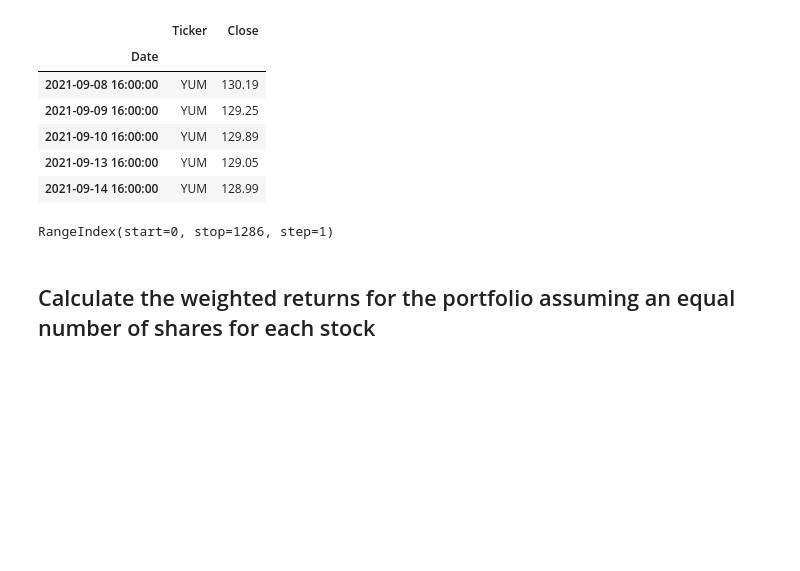
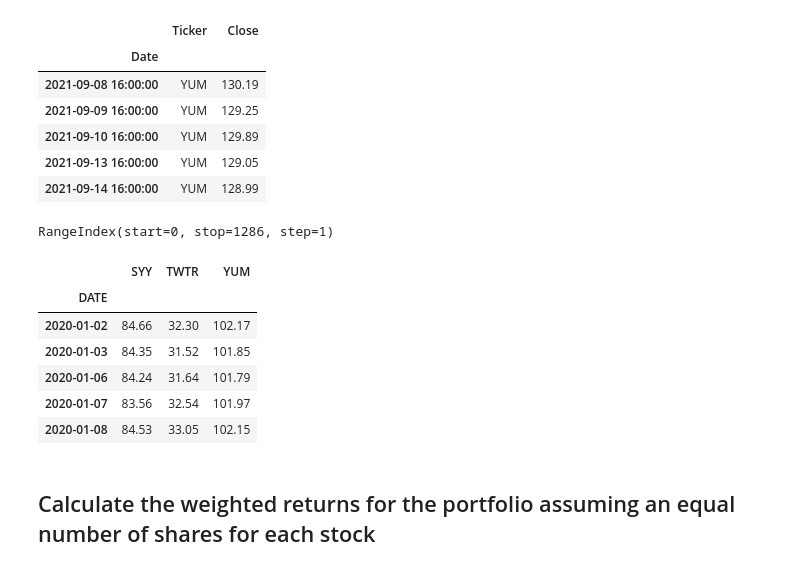
Before and after one commit to MatthewPuttroff/HWUnitFour, a Jupyter notebook: 04-Pandas/Instructions/Starter_Code/whale_analysis.ipynb, the cells around one changed output. Saved outputs shown, nothing was run; the diff lists cells and outputs as text; code cells hidden in the pictures; blank space fills up the shorter version.

Commit message:
ReorgIntoColumns

```diff
--- a/04-Pandas/Instructions/Starter_Code/whale_analysis.ipynb
+++ b/04-Pandas/Instructions/Starter_Code/whale_analysis.ipynb
@@ -641,6 +641,17 @@ custom_df.index
 RangeIndex(start=0, stop=1286, step=1)
 # %%
 # Reorganize portfolio data by having a column per symbol
+reorg_data = Path("Resources/hard_way.csv")
+reorg_df = pd.read_csv(reorg_data, index_col='DATE', infer_datetime_format=True, parse_dates=True)
+reorg_df.head()
+# %% [output]
+|  | SYY | TWTR | YUM |
+| DATE |  |  |  |
+| 2020-01-02 | 84.66 | 32.30 | 102.17 |
+| 2020-01-03 | 84.35 | 31.52 | 101.85 |
+| 2020-01-06 | 84.24 | 31.64 | 101.79 |
+| 2020-01-07 | 83.56 | 32.54 | 101.97 |
+| 2020-01-08 | 84.53 | 33.05 | 102.15 |
 # %%
 # Calculate daily returns
 
```
Also changed, not shown: 1 other file.
